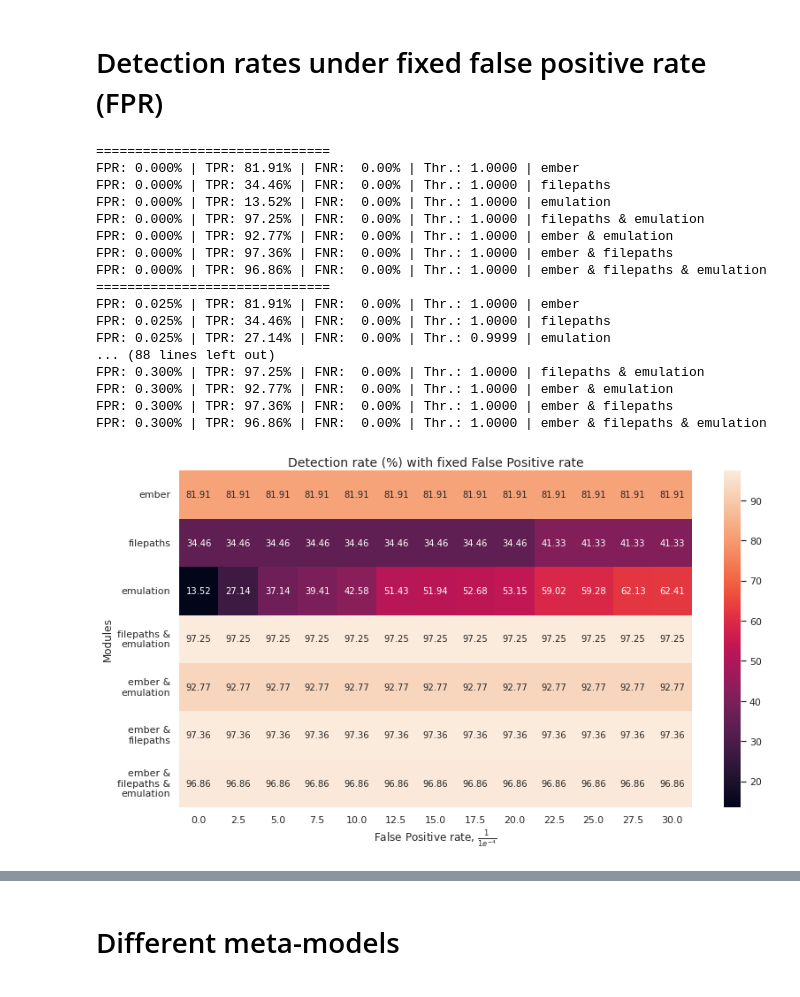
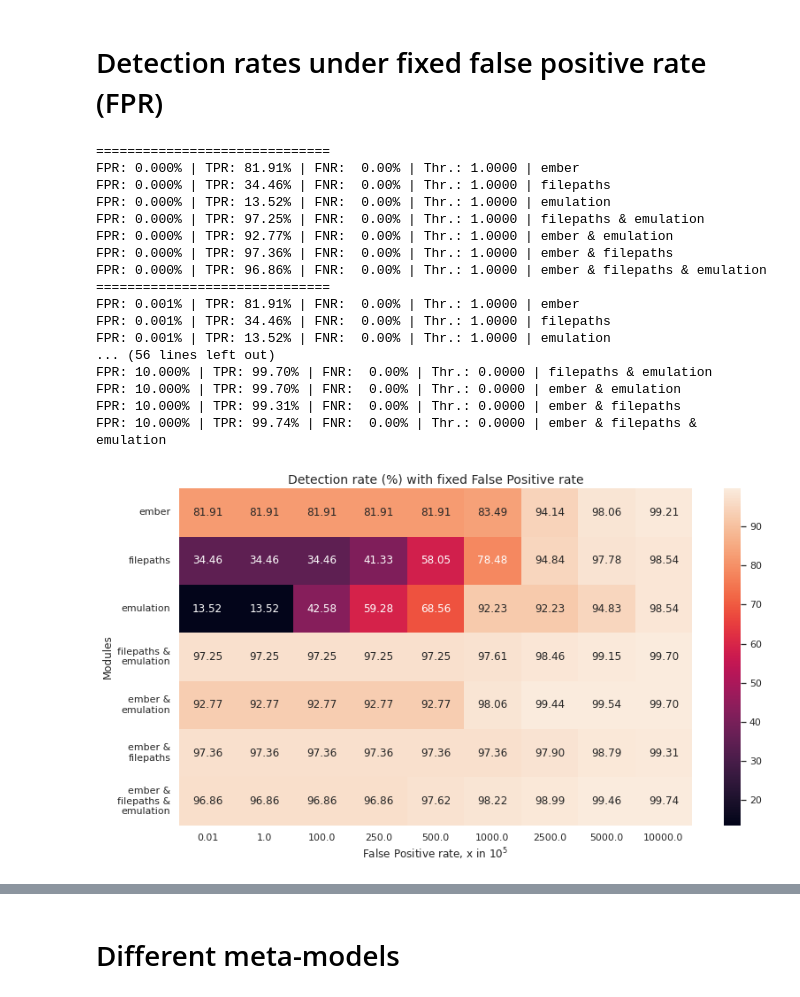
Before and after one commit to dtrizna/quo.vadis, a Jupyter notebook: evaluation/representations/evaluate_val_mlp.ipynb, the cells around one changed output, grey strips where cells are left out. Cells and saved outputs as stored; diff of their text form; code cells hidden in the pictures.

```diff
--- a/evaluation/representations/evaluate_val_mlp.ipynb
+++ b/evaluation/representations/evaluate_val_mlp.ipynb
@@ -208,22 +437,22 @@ def do_magic_analysis(models, fprs, fnrs, tprs, thresholds_roc, thresholds_det,
 # %%
-fprs, fnrs, tprs, thresholds_roc, thresholds_det = get_dicts_for_magic_analysis(models, X_vals, y_val)
-do_magic_analysis(models, fprs, fnrs, tprs, thresholds_roc, thresholds_det, fpr_rates=list(np.arange(2.5e-8, 3.01e-3, 2.5e-4)))
+fprs, fnrs, tprs, thresholds_roc, thresholds_det = get_fpr_fnr_dicts(models, X_vals, y_val)
+detection_rates_from_fpr(models, fprs, fnrs, tprs, thresholds_roc, thresholds_det, fpr_rates=[1e-7, 0.00001, 0.001, 0.0025, 0.005, 0.01, 0.025, 0.05, 0.1])
 # %% [output]
 ==============================
 FPR: 0.000% | TPR: 81.91% | FNR:  0.00% | Thr.: 1.0000 | ember
 FPR: 0.000% | TPR: 34.46% | FNR:  0.00% | Thr.: 1.0000 | filepaths
 FPR: 0.000% | TPR: 13.52% | FNR:  0.00% | Thr.: 1.0000 | emulation
 FPR: 0.000% | TPR: 97.25% | FNR:  0.00% | Thr.: 1.0000 | filepaths & emulation
 FPR: 0.000% | TPR: 92.77% | FNR:  0.00% | Thr.: 1.0000 | ember & emulation
 FPR: 0.000% | TPR: 97.36% | FNR:  0.00% | Thr.: 1.0000 | ember & filepaths
 FPR: 0.000% | TPR: 96.86% | FNR:  0.00% | Thr.: 1.0000 | ember & filepaths & emulation
 ==============================
-FPR: 0.025% | TPR: 81.91% | FNR:  0.00% | Thr.: 1.0000 | ember
-FPR: 0.025% | TPR: 34.46% | FNR:  0.00% | Thr.: 1.0000 | filepaths
-FPR: 0.025% | TPR: 27.14% | FNR:  0.00% | Thr.: 0.9999 | emulation
-... (88 lines left out)
-FPR: 0.300% | TPR: 97.25% | FNR:  0.00% | Thr.: 1.0000 | filepaths & emulation
-FPR: 0.300% | TPR: 92.77% | FNR:  0.00% | Thr.: 1.0000 | ember & emulation
-FPR: 0.300% | TPR: 97.36% | FNR:  0.00% | Thr.: 1.0000 | ember & filepaths
-FPR: 0.300% | TPR: 96.86% | FNR:  0.00% | Thr.: 1.0000 | ember & filepaths & emulation
+FPR: 0.001% | TPR: 81.91% | FNR:  0.00% | Thr.: 1.0000 | ember
+FPR: 0.001% | TPR: 34.46% | FNR:  0.00% | Thr.: 1.0000 | filepaths
+FPR: 0.001% | TPR: 13.52% | FNR:  0.00% | Thr.: 1.0000 | emulation
+... (56 lines left out)
+FPR: 10.000% | TPR: 99.70% | FNR:  0.00% | Thr.: 0.0000 | filepaths & emulation
+FPR: 10.000% | TPR: 99.70% | FNR:  0.00% | Thr.: 0.0000 | ember & emulation
+FPR: 10.000% | TPR: 99.31% | FNR:  0.00% | Thr.: 0.0000 | ember & filepaths
+FPR: 10.000% | TPR: 99.74% | FNR:  0.00% | Thr.: 0.0000 | ember & filepaths & emulation
-[figure, old version]
+[figure, new version]
```
Also changed, not shown: parts of 15 cells of this notebook, 11 other files.
